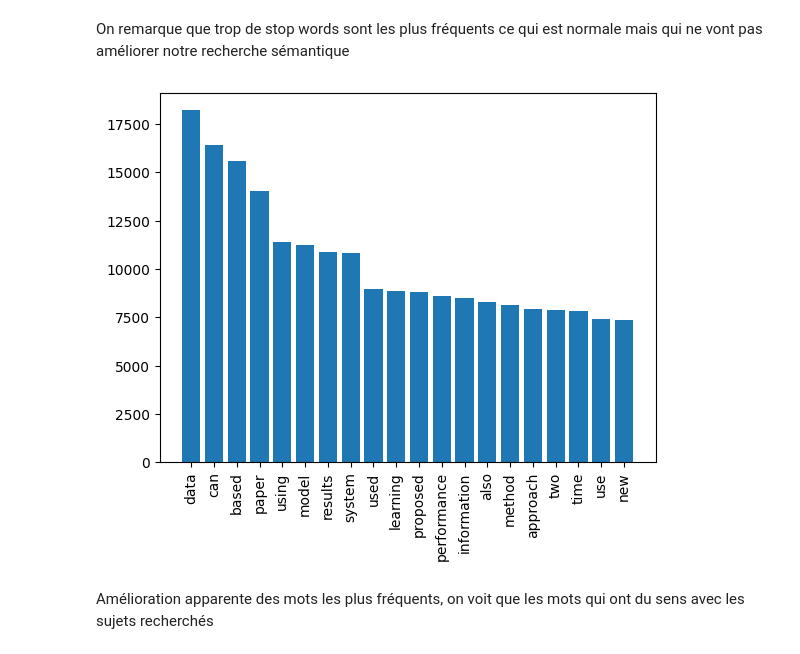
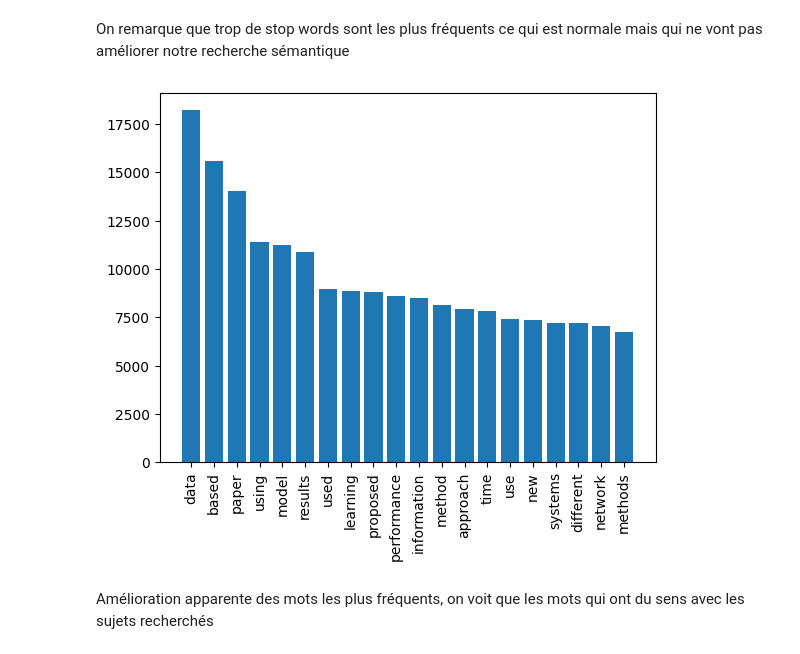
Before and after one commit to yahyachibani/Moteur-de-recherche-semantique, a Jupyter notebook: BE_CS2.ipynb, the cells around one changed output. Saved outputs shown, nothing was run; the diff lists cells and outputs as text; code cells hidden in the pictures.

```diff
--- a/BE_CS2.ipynb
+++ b/BE_CS2.ipynb
@@ -133,12 +133,10 @@ def load_corpus(file_path: str) -> Dict[str, Dict]:
     Returns dictionary mapping document IDs to document data.
     """
     corpus = {}
-    i=0
     with open(file_path, 'r', encoding='utf-8') as f:
         for line in f:
             doc = json.loads(line)
-            corpus[i] = doc
-            i += 1
+            corpus[doc['_id']] = doc
     return corpus
 # %%
 
@@ -242,9 +249,9 @@ dict_keys(['_id', 'title', 'text', 'metadata'])
 # %%
 # TODO
 from sklearn.feature_extraction.text import CountVectorizer
-
-counter_summary = CountVectorizer()
-counter_title = CountVectorizer()
+# stop_words='english' ajoute le filtrage des mots vides en anglais
+counter_summary = CountVectorizer(stop_words='english')
+counter_title = CountVectorizer(stop_words='english')
 matrix_doc_summary = counter_summary.fit_transform([corpus[i]['text'] for i in range(len(corpus))])
 matrix_doc_summary_title = counter_title.fit_transform([corpus[i]['title'] for i in range(len(corpus))])
 # %%
@@ -360,13 +369,13 @@ On remarque que trop de stop words sont les plus fréquents ce qui est normale m
 # %%
 from stopwords import get_stopwords
 stop_words = get_stopwords('en')
-list_sorted_wo_sw = [(num, feat) for feat, num in zip(counter_summary.get_feature_names_out(), sum_occurences) if feat not in stop_words]
+list_sorted_wo_sw = [(num, feat) for feat, num in zip(counter_summary.get_feature_names_out(), sum_occurences)]
 list_sorted_wo_sw.sort(reverse=True)
 plt.bar([x[1] for x in list_sorted_wo_sw[:20]], [x[0] for x in list_sorted_wo_sw[:20]])
 plt.xticks(rotation=90)
 plt.show()
 # %% [output]
-[figure, old version]
+[figure, new version]
 # %% [markdown]
 Amélioration apparente des mots les plus fréquents, on voit que les mots qui ont du sens avec les sujets recherchés
 # %% [markdown]
```
Also changed, not shown: parts of 44 cells of this notebook.
